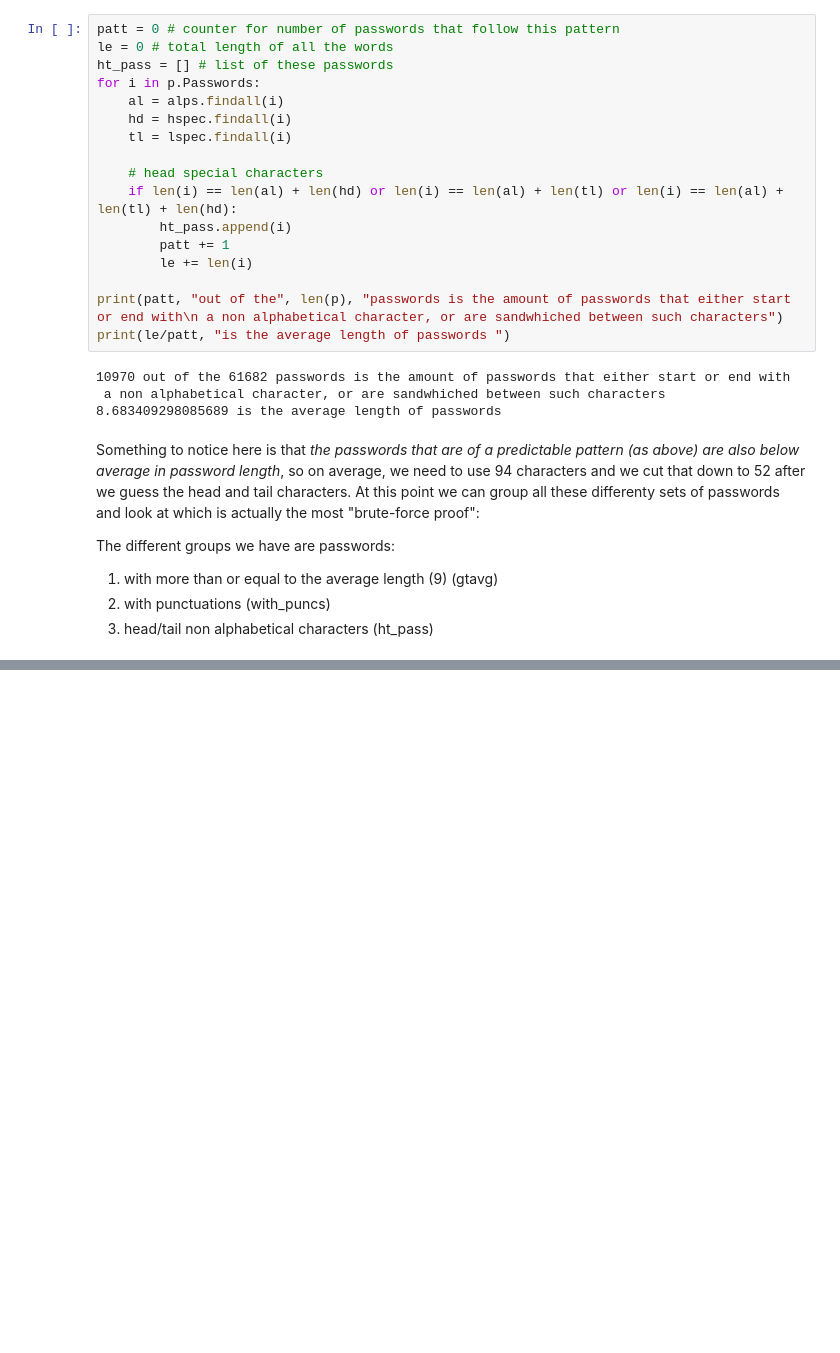
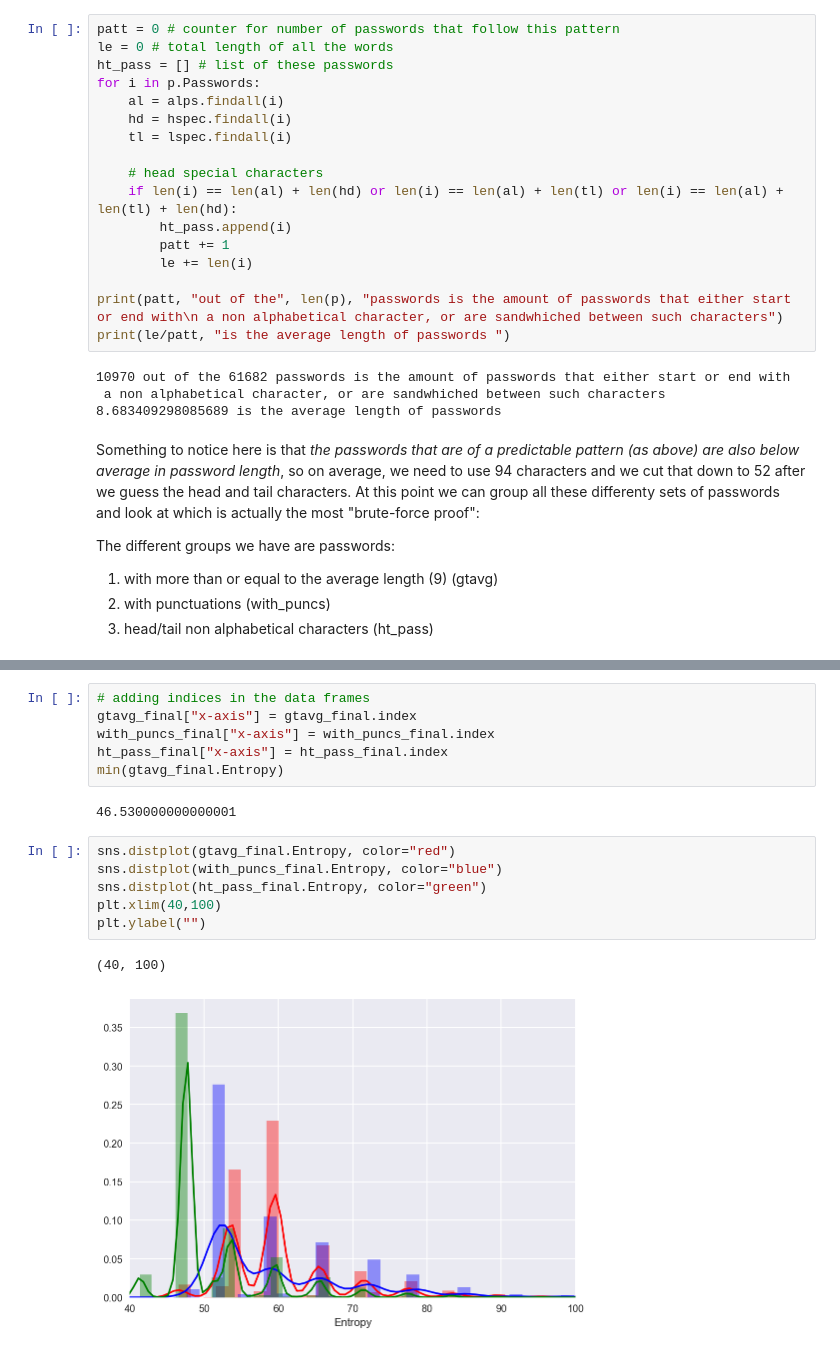
Before and after one commit to yatin-kapur/password-analysis, a Jupyter notebook: password analysis.ipynb, the cells around one changed output, grey strips where cells are left out. Cells and saved outputs as stored; diff of their text form; blank space fills up the shorter version.

```diff
--- a/password analysis.ipynb
+++ b/password analysis.ipynb
@@ -372,0 +386,17 @@ entropy("Nitay!00")
+# %%
+# adding indices in the data frames
+gtavg_final["x-axis"] = gtavg_final.index
+with_puncs_final["x-axis"] = with_puncs_final.index
+ht_pass_final["x-axis"] = ht_pass_final.index
+min(gtavg_final.Entropy)
+# %% [output]
+46.530000000000001
+# %%
+sns.distplot(gtavg_final.Entropy, color="red")
+sns.distplot(with_puncs_final.Entropy, color="blue")
+sns.distplot(ht_pass_final.Entropy, color="green")
+plt.xlim(40,100)
+plt.ylabel("")
+# %% [output]
+(40, 100)
+[figure, added]
```
Also changed, not shown: parts of 10 cells of this notebook.
